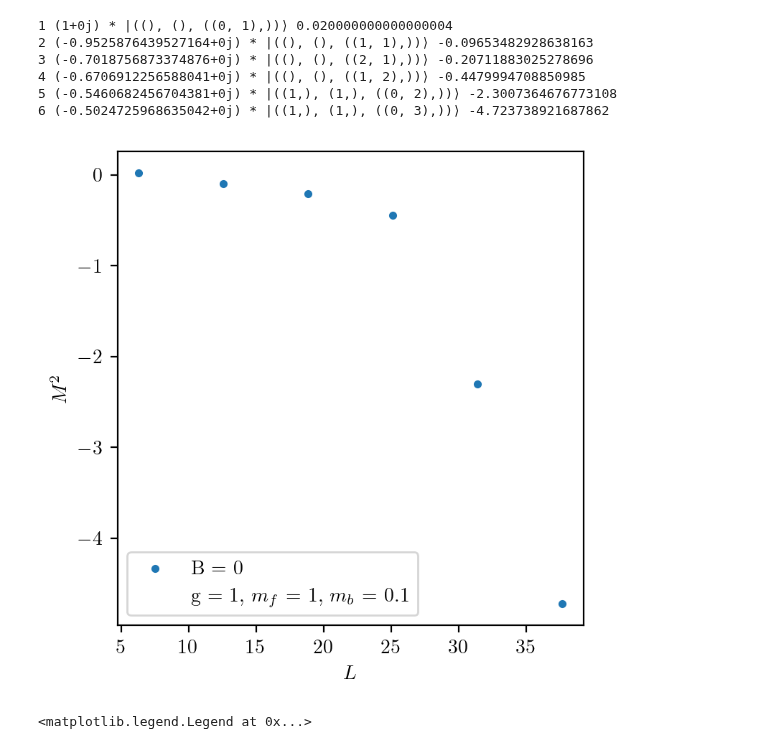
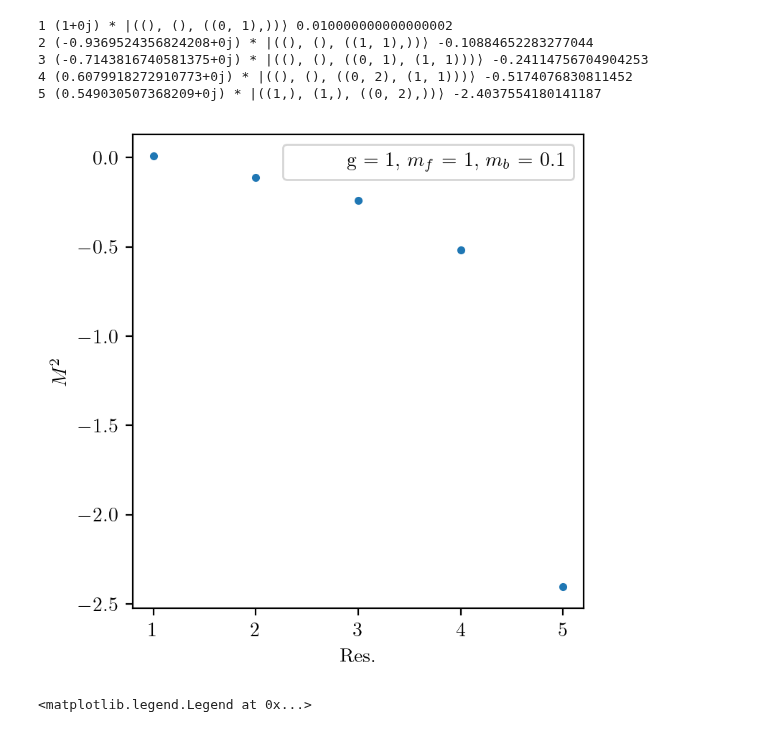
Before and after one commit to cgustin99/OpenParticle, a Jupyter notebook: models/Yukawa/yukawa.ipynb, the cells around one changed output. Drawn from its saved outputs; the diff is of its cells as text; code cells hidden in the pictures.

```diff
--- a/models/Yukawa/yukawa.ipynb
+++ b/models/Yukawa/yukawa.ipynb
@@ -16,13 +16,14 @@ def m2_vs_res(res_vals, baryon_number, coupling = 1, mf = 1, mb = 1):
 
 
     evals = []
-    K_vals = list(range(1, res_vals + 1))
+    # K_vals = list(range(1, res_vals + 1))
     L_vals = []
 
-    for res in K_vals:
+    for res in res_vals:
         ham = yukawa_Hamiltonian(res = res, g = coupling, mf=mf, mb = mb)
         K_tmp_basis = momentum_states_partition(res)
         baryon_number_basis = impose_baryon_number(res, K_tmp_basis, baryon_number=baryon_number)
+        # cutoff_states = impose_fock_sector_cutoff(baryon_number_basis, n_particles)
 
         tmp_mat = generate_matrix(ham, baryon_number_basis)
 
@@ -35,7 +36,7 @@ def m2_vs_res(res_vals, baryon_number, coupling = 1, mf = 1, mb = 1):
             max_weight, state = max_fock_weight(psi)
             print(res, max_weight *  state, min(vals))
 
-    return evals, L_vals
+    return evals
 # %%
 def J(res, g, mf):
 
@@ -54,27 +55,29 @@ def J(res, g, mf):
     three_point.remove_identity()
     return g * three_point
 # %%
-res = 6
+res = 5
 g = 1
 mf = 1
 mb = 0.1
+n_particles = 10
+# kvals = [2**p for p in range(1, res)]
+kvals = list(range(1, res + 1))
 plt.figure(figsize = (4, 4), dpi = 200)
-e, L = m2_vs_res(res_vals=res, baryon_number = 0, coupling = g, mf = mf, mb = mb)
-plt.scatter(L, np.array(e), marker='.', label = 'B = 0')
+e = m2_vs_res(res_vals=kvals, baryon_number = 0, coupling = g, mf = mf, mb = mb)
+plt.scatter(kvals, np.array(e), marker='.')
 plt.scatter([], [], color = 'white', label = f'g = {g}, $m_f$ = {mf}, $m_b$ = {mb}')
-plt.xlabel(f'$L$')
+plt.xlabel('Res.')
 plt.ylabel(f'$M^2$')
 plt.tight_layout()
 plt.legend()
 plt.show()
 # %% [output]
-1 (1+0j) * |((), (), ((0, 1),))⟩ 0.020000000000000004
-2 (-0.9525876439527164+0j) * |((), (), ((1, 1),))⟩ -0.09653482928638163
-3 (-0.7018756873374876+0j) * |((), (), ((2, 1),))⟩ -0.20711883025278696
-4 (-0.6706912256588041+0j) * |((), (), ((1, 2),))⟩ -0.4479994708850985
-5 (-0.5460682456704381+0j) * |((1,), (1,), ((0, 2),))⟩ -2.3007364676773108
-6 (-0.5024725968635042+0j) * |((1,), (1,), ((0, 3),))⟩ -4.723738921687862
+1 (1+0j) * |((), (), ((0, 1),))⟩ 0.010000000000000002
+2 (-0.9369524356824208+0j) * |((), (), ((1, 1),))⟩ -0.10884652283277044
+3 (-0.7143816740581375+0j) * |((), (), ((0, 1), (1, 1)))⟩ -0.24114756704904253
+4 (0.6079918272910773+0j) * |((), (), ((0, 2), (1, 1)))⟩ -0.5174076830811452
+5 (0.549030507368209+0j) * |((1,), (1,), ((0, 2),))⟩ -2.4037554180141187
-[figure, old version]
+[figure, new version]
 # %%
 resolution = 3
 
```
Also changed, not shown: parts of 7 cells of this notebook, 1 other file.
